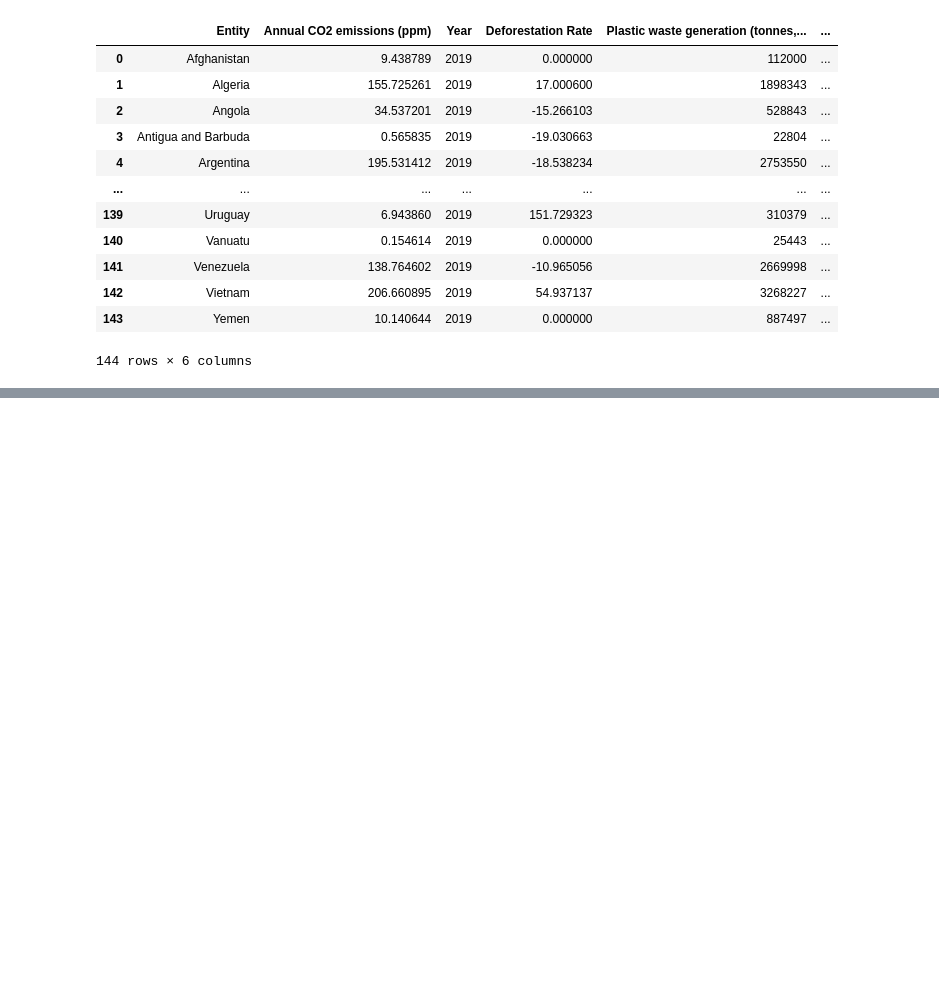
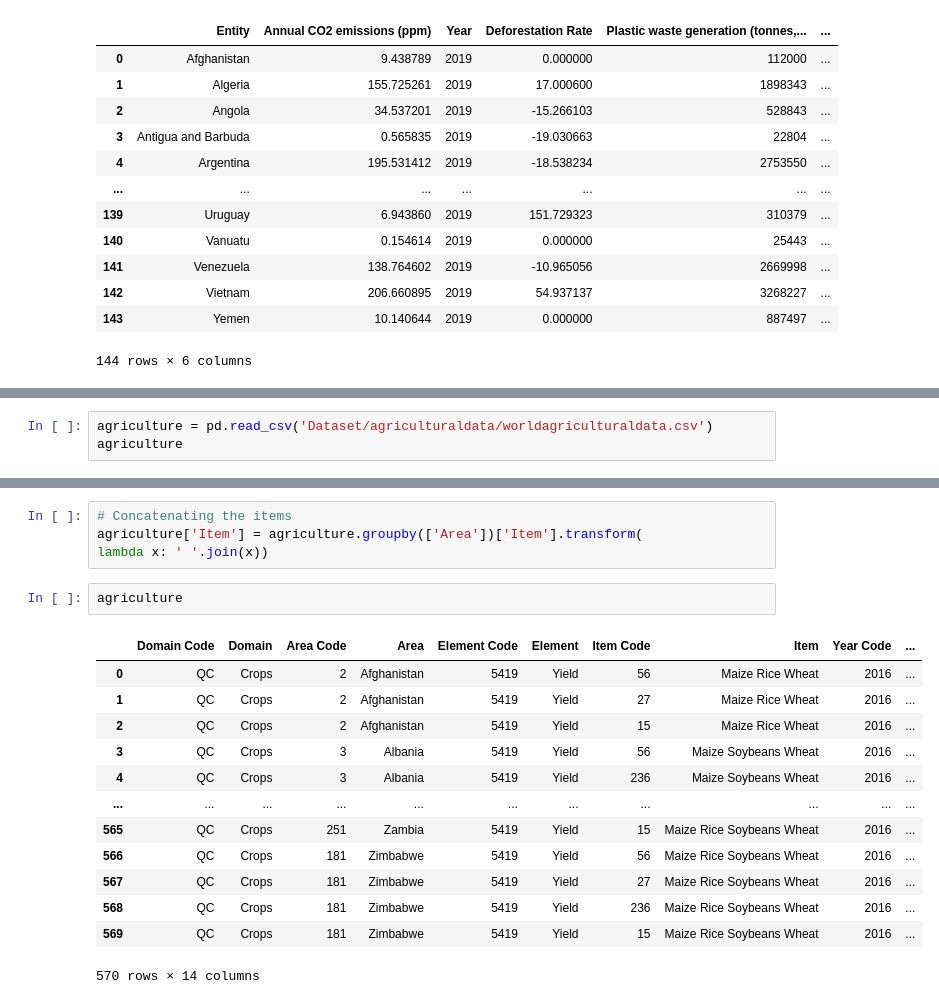
Before and after one commit to skumble27/health-of-a-nation, a Jupyter notebook: Sumukh/datacleanetl.ipynb, the cells around one changed output, grey strips where cells are left out. Cells and saved outputs as stored; diff of their text form; blank space fills up the shorter version.

Commit message:
datasets have been cleaned

```diff
--- a/Sumukh/datacleanetl.ipynb
+++ b/Sumukh/datacleanetl.ipynb
@@ -869,0 +895,3 @@ env_df2
+# %%
+agriculture = pd.read_csv('Dataset/agriculturaldata/worldagriculturaldata.csv')
+agriculture
@@ -869,0 +912,20 @@ env_df2
+# %%
+# Concatenating the items
+agriculture['Item'] = agriculture.groupby(['Area'])['Item'].transform(
+lambda x: ' '.join(x))
+# %%
+agriculture
+# %% [output]
+|  | Domain Code | Domain | Area Code | Area | Element Code | Element | Item Code | Item | Year Code | ... |
+| 0 | QC | Crops | 2 | Afghanistan | 5419 | Yield | 56 | Maize Rice Wheat | 2016 | ... |
+| 1 | QC | Crops | 2 | Afghanistan | 5419 | Yield | 27 | Maize Rice Wheat | 2016 | ... |
+| 2 | QC | Crops | 2 | Afghanistan | 5419 | Yield | 15 | Maize Rice Wheat | 2016 | ... |
+| 3 | QC | Crops | 3 | Albania | 5419 | Yield | 56 | Maize Soybeans Wheat | 2016 | ... |
+| 4 | QC | Crops | 3 | Albania | 5419 | Yield | 236 | Maize Soybeans Wheat | 2016 | ... |
+| ... | ... | ... | ... | ... | ... | ... | ... | ... | ... | ... |
+| 565 | QC | Crops | 251 | Zambia | 5419 | Yield | 15 | Maize Rice Soybeans Wheat | 2016 | ... |
+| 566 | QC | Crops | 181 | Zimbabwe | 5419 | Yield | 56 | Maize Rice Soybeans Wheat | 2016 | ... |
+| 567 | QC | Crops | 181 | Zimbabwe | 5419 | Yield | 27 | Maize Rice Soybeans Wheat | 2016 | ... |
+| 568 | QC | Crops | 181 | Zimbabwe | 5419 | Yield | 236 | Maize Rice Soybeans Wheat | 2016 | ... |
+| 569 | QC | Crops | 181 | Zimbabwe | 5419 | Yield | 15 | Maize Rice Soybeans Wheat | 2016 | ... |
+570 rows × 14 columns
```
Also changed, not shown: parts of 32 cells of this notebook, 5 other files.
